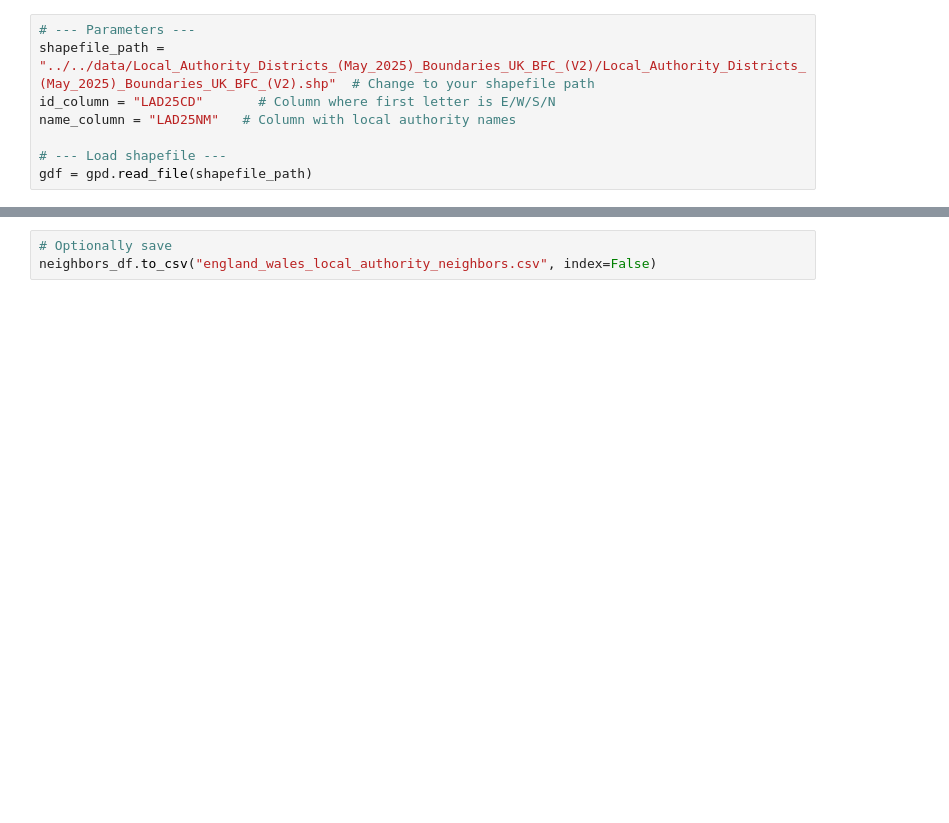
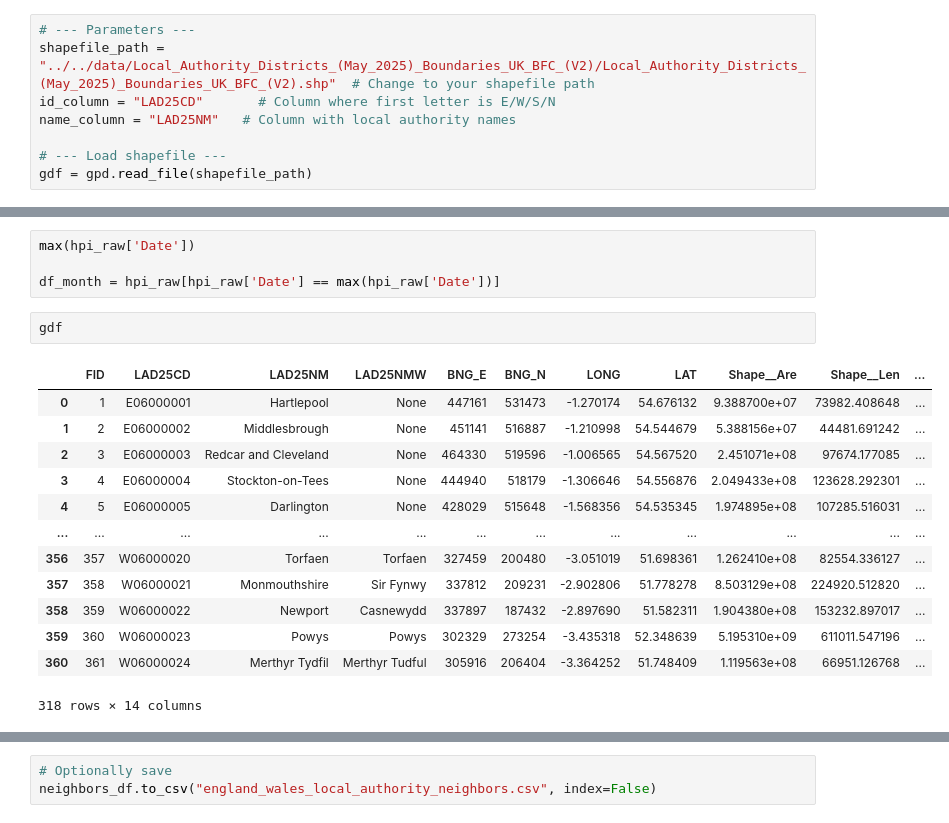
Before and after one commit to sxl634/UK-average-house-price-prediction, a Jupyter notebook: notebooks/data preprocessing/1_bordering las.ipynb, the cells around one changed output, grey strips where cells are left out. Cells and saved outputs as stored; diff of their text form; blank space fills up the shorter version.

```diff
--- a/notebooks/data preprocessing/1_bordering las.ipynb
+++ b/notebooks/data preprocessing/1_bordering las.ipynb
@@ -65,0 +83,20 @@ print(neighbors_df)
+# %%
+max(hpi_raw['Date'])
+
+df_month = hpi_raw[hpi_raw['Date'] == max(hpi_raw['Date'])]
+# %%
+gdf
+# %% [output]
+|  | FID | LAD25CD | LAD25NM | LAD25NMW | BNG_E | BNG_N | LONG | LAT | Shape__Are | Shape__Len | ... |
+| 0 | 1 | E06000001 | Hartlepool | None | 447161 | 531473 | -1.270174 | 54.676132 | 9.388700e+07 | 73982.408648 | ... |
+| 1 | 2 | E06000002 | Middlesbrough | None | 451141 | 516887 | -1.210998 | 54.544679 | 5.388156e+07 | 44481.691242 | ... |
+| 2 | 3 | E06000003 | Redcar and Cleveland | None | 464330 | 519596 | -1.006565 | 54.567520 | 2.451071e+08 | 97674.177085 | ... |
+| 3 | 4 | E06000004 | Stockton-on-Tees | None | 444940 | 518179 | -1.306646 | 54.556876 | 2.049433e+08 | 123628.292301 | ... |
+| 4 | 5 | E06000005 | Darlington | None | 428029 | 515648 | -1.568356 | 54.535345 | 1.974895e+08 | 107285.516031 | ... |
+| ... | ... | ... | ... | ... | ... | ... | ... | ... | ... | ... | ... |
+| 356 | 357 | W06000020 | Torfaen | Torfaen | 327459 | 200480 | -3.051019 | 51.698361 | 1.262410e+08 | 82554.336127 | ... |
+| 357 | 358 | W06000021 | Monmouthshire | Sir Fynwy | 337812 | 209231 | -2.902806 | 51.778278 | 8.503129e+08 | 224920.512820 | ... |
+| 358 | 359 | W06000022 | Newport | Casnewydd | 337897 | 187432 | -2.897690 | 51.582311 | 1.904380e+08 | 153232.897017 | ... |
+| 359 | 360 | W06000023 | Powys | Powys | 302329 | 273254 | -3.435318 | 52.348639 | 5.195310e+09 | 611011.547196 | ... |
+| 360 | 361 | W06000024 | Merthyr Tydfil | Merthyr Tudful | 305916 | 206404 | -3.364252 | 51.748409 | 1.119563e+08 | 66951.126768 | ... |
+318 rows × 14 columns
```
Also changed, not shown: parts of 14 cells of this notebook, 1 other file.
